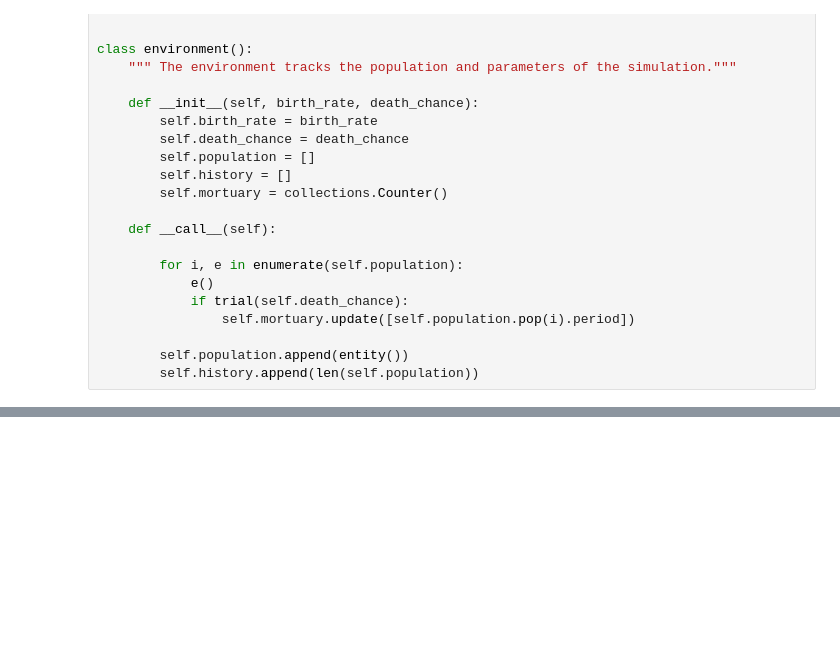
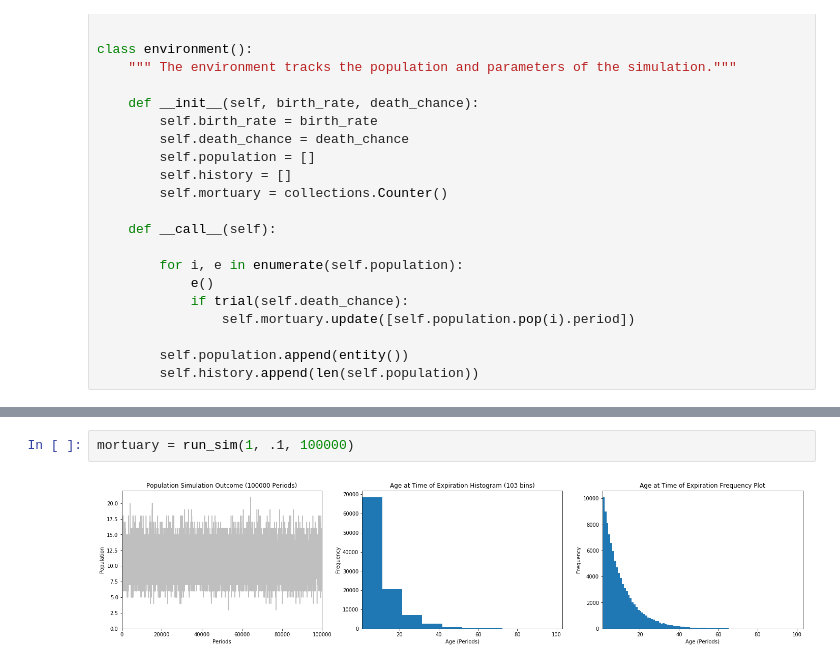
Before and after one commit to hansintheair/SimulatePopulation, a Jupyter notebook: PopulationGrowth_4.ipynb, the cells around one changed output, grey strips where cells are left out. Cells and saved outputs as stored; diff of their text form; blank space fills up the shorter version.

```diff
--- a/PopulationGrowth_4.ipynb
+++ b/PopulationGrowth_4.ipynb
@@ -84,0 +122,4 @@ run_sim(1, .1, 10000)
+# %%
+mortuary = run_sim(1, .1, 100000)
+# %% [output]
+[figure, added]
```
Also changed, not shown: parts of 6 cells of this notebook, 1 other file.
